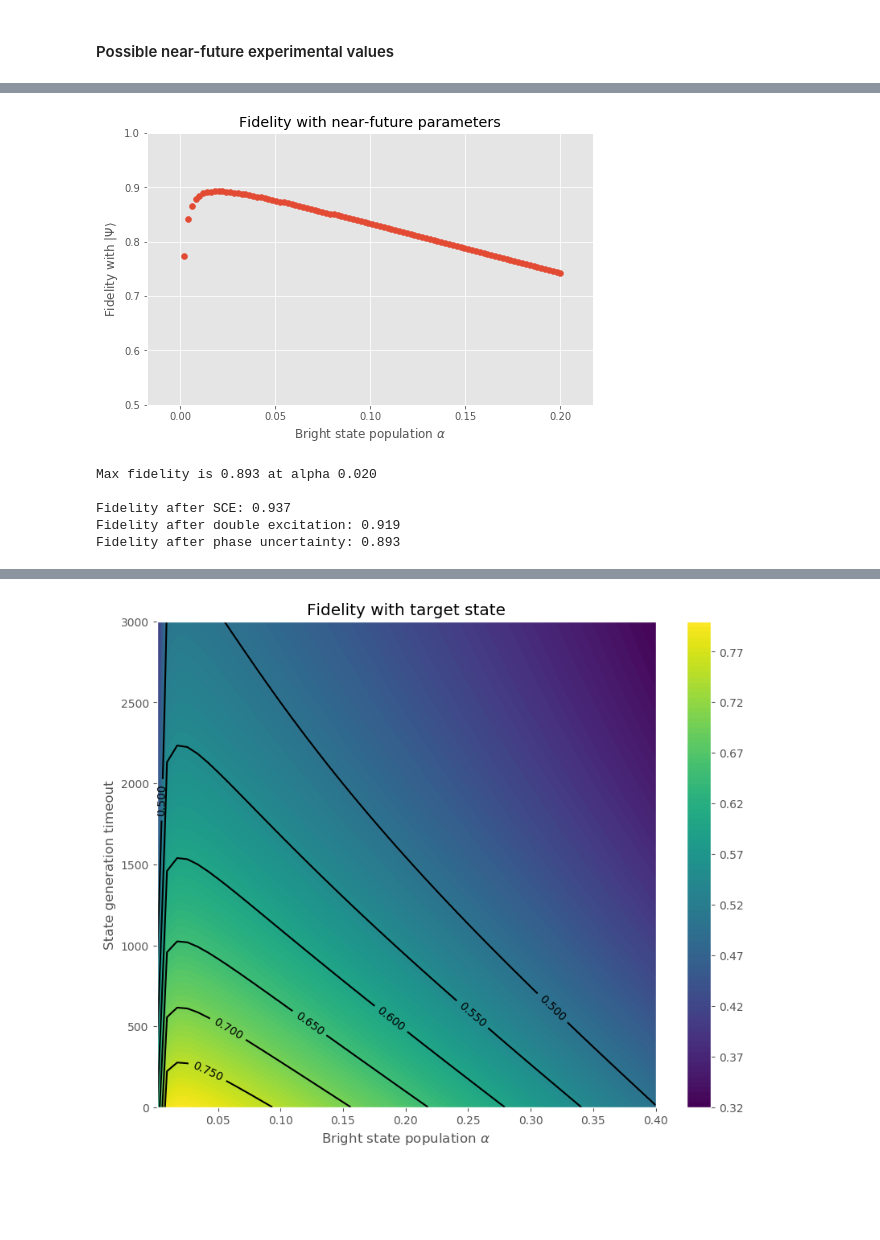
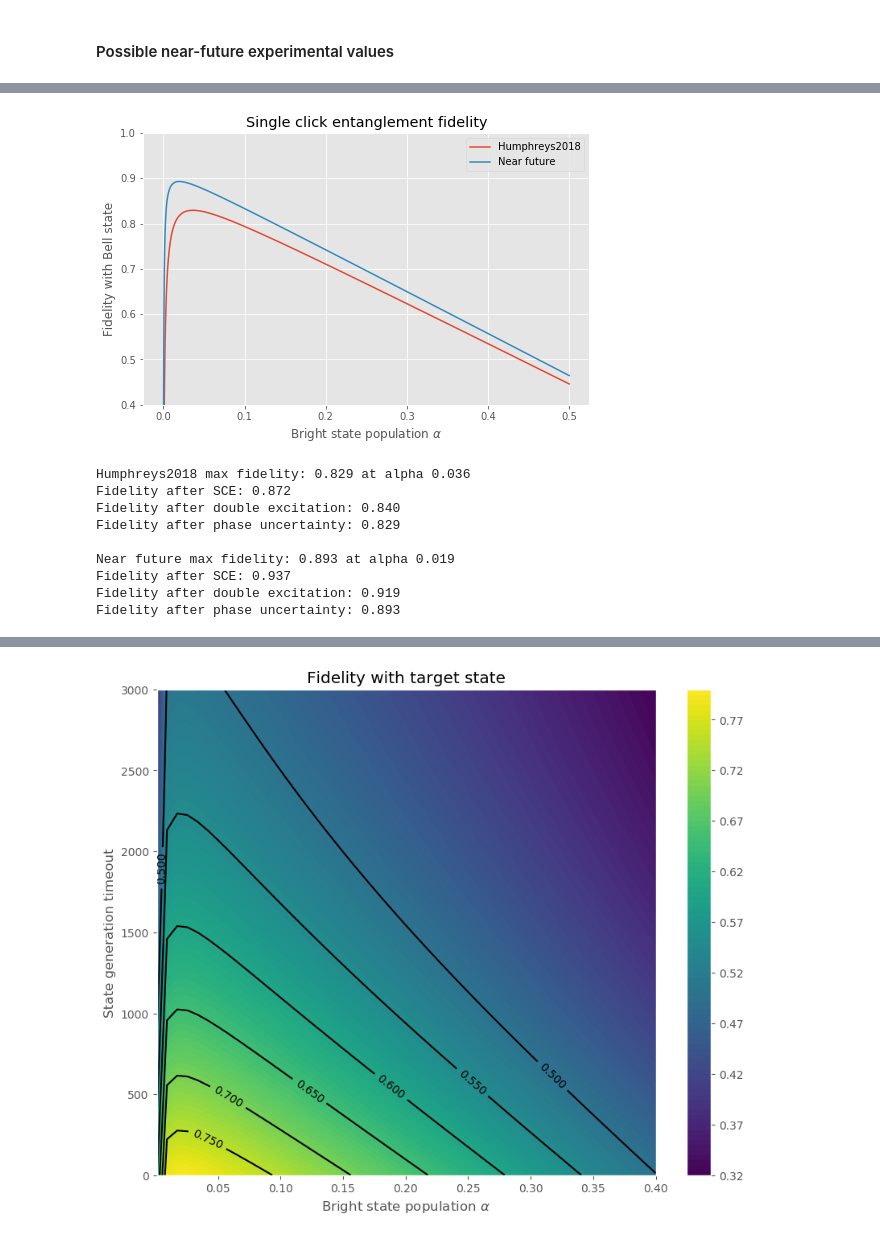
Before and after one commit to matpompili/go-nogo, a Jupyter notebook: Proposal.ipynb, the cells around one changed output, grey strips where cells are left out. Cells and saved outputs as stored; diff of their text form; code cells hidden in the pictures; blank space fills up the shorter version.

Commit message:
Removed some old code. Last simulation should now be faster.

```diff
--- a/Proposal.ipynb
+++ b/Proposal.ipynb
@@ -390,28 +387,21 @@ Fidelity after phase uncertainty: 0.828
 # %%
-alphas = np.linspace(0, 0.2, 100)
-fids = np.zeros_like(alphas)
+# alphas = np.linspace(0, 0.2, 100)
+# fids = np.zeros_like(alphas)
 
-near_future_params = {'det_w': 20e-9, 'PdetA': 10e-4, 'PdetB': 10e-4,
-                      'vis': 0.9, 'P2e': 0.02, 'phase_unc': 20}
-for i, alpha in enumerate(alphas):
-    _, fids[i] = sim_rho_from_alpha(alpha, **near_future_params)
+# near_future_params = {'det_w': 20e-9, 'PdetA': 10e-4, 'PdetB': 10e-4,
+#                       'vis': 0.9, 'P2e': 0.02, 'phase_unc': 20}
+# for i, alpha in enumerate(alphas):
+#     _, fids[i] = sim_rho_from_alpha(alpha, **near_future_params)
 
-plt.figure(figsize=(8,5))
-plt.title('Fidelity with near-future parameters')
-plt.xlabel(r'Bright state population $\alpha$')
-plt.ylabel(r'Fidelity with $|\Psi\rangle$')
-plt.ylim((0.5,1))
-plt.scatter(alphas, fids)
-plt.show()
+# plt.figure(figsize=(8,5))
+# plt.title('Fidelity with near-future parameters')
+# plt.xlabel(r'Bright state population $\alpha$')
+# plt.ylabel(r'Fidelity with $|\Psi\rangle$')
+# plt.ylim((0.5,1))
+# plt.scatter(alphas, fids)
+# plt.show()
 
-best_alpha = alphas[np.argmax(fids)]
+# best_alpha = alphas[np.argmax(fids)]
 
-print('Max fidelity is {:.3f} at alpha {:.3f}\n'.format(np.max(fids), alphas[np.argmax(fids)]))
-sim_rho_from_alpha(alphas[np.argmax(fids)], print_fids=True, return_fid=False, **near_future_params);
+# print('Max fidelity is {:.3f} at alpha {:.3f}\n'.format(np.max(fids), alphas[np.argmax(fids)]))
+# sim_rho_from_alpha(alphas[np.argmax(fids)], print_fids=True, return_fid=False, **near_future_params);
-# %% [output]
-[figure, removed]
-Max fidelity is 0.893 at alpha 0.020
-
-Fidelity after SCE: 0.937
-Fidelity after double excitation: 0.919
-Fidelity after phase uncertainty: 0.893
@@ -417,0 +419,40 @@ Fidelity after phase uncertainty: 0.893
+# %%
+# Combined plot for fidelities
+
+alphas = np.geomspace(1e-5, 0.5, 100)
+fids_old = np.zeros_like(alphas)
+fids_new = np.zeros_like(alphas)
+
+for i, alpha in enumerate(alphas):
+    _, fids_old[i] = sim_rho_from_alpha(alpha)
+    _, fids_new[i] = sim_rho_from_alpha(alpha, **near_future_params)
+
+plt.figure(figsize=(8,5))
+plt.title(r'Single click entanglement fidelity')
+plt.xlabel(r'Bright state population $\alpha$')
+plt.ylabel(r'Fidelity with Bell state')
+plt.ylim((0.4,1))
+plt.plot(alphas, fids_old, label = 'Humphreys2018')
+plt.plot(alphas, fids_new, label = 'Near future')
+plt.legend()
+plt.show()
+
+print('Humphreys2018 max fidelity: {:.3f} at alpha {:.3f}'.format(np.max(fids_old), alphas[np.argmax(fids_old)]))
+sim_rho_from_alpha(alphas[np.argmax(fids_old)], print_fids=True, return_fid=False);
+print('')
+print('Near future max fidelity: {:.3f} at alpha {:.3f}'.format(np.max(fids_new), alphas[np.argmax(fids_new)]))
+sim_rho_from_alpha(alphas[np.argmax(fids_new)], print_fids=True, return_fid=False, **near_future_params)
+
+# save best alpha for later simulations
+best_alpha = alphas[np.argmax(fids_new)]
+# %% [output]
+[figure, added]
+Humphreys2018 max fidelity: 0.829 at alpha 0.036
+Fidelity after SCE: 0.872
+Fidelity after double excitation: 0.840
+Fidelity after phase uncertainty: 0.829
+
+Near future max fidelity: 0.893 at alpha 0.019
+Fidelity after SCE: 0.937
+Fidelity after double excitation: 0.919
+Fidelity after phase uncertainty: 0.893
```
Also changed, not shown: parts of 30 cells of this notebook.
